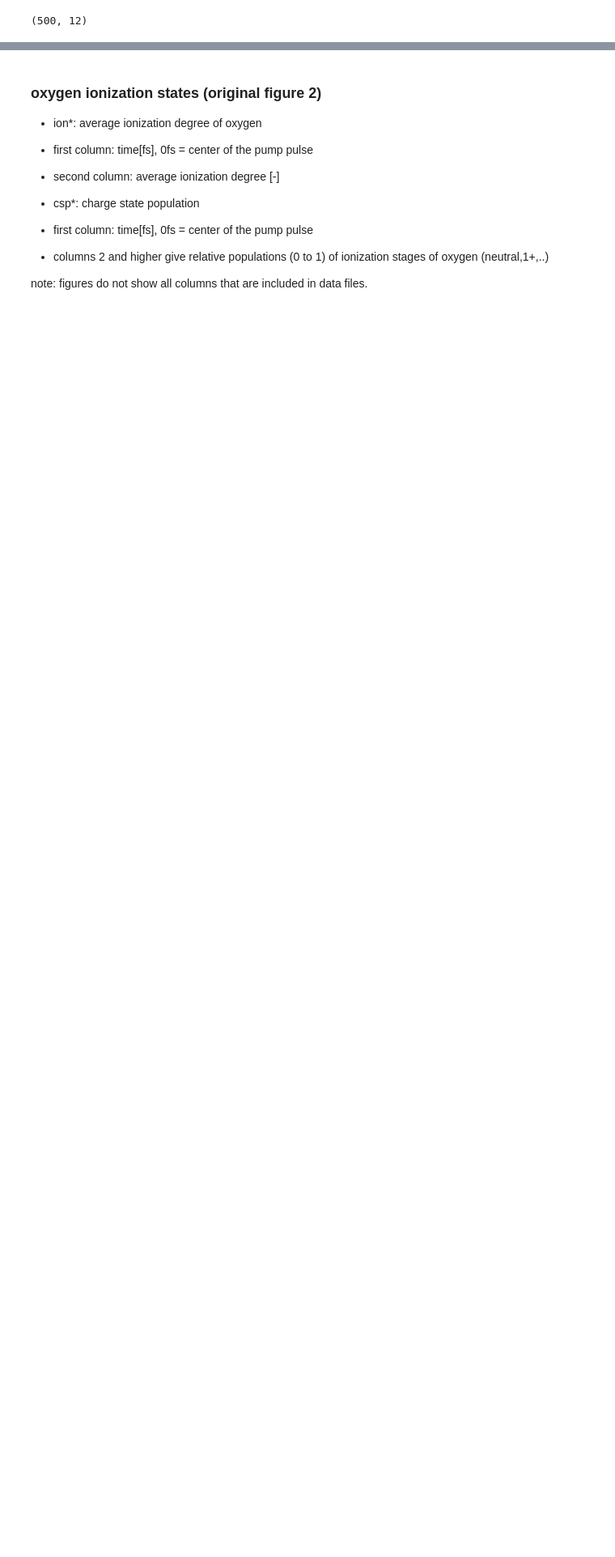
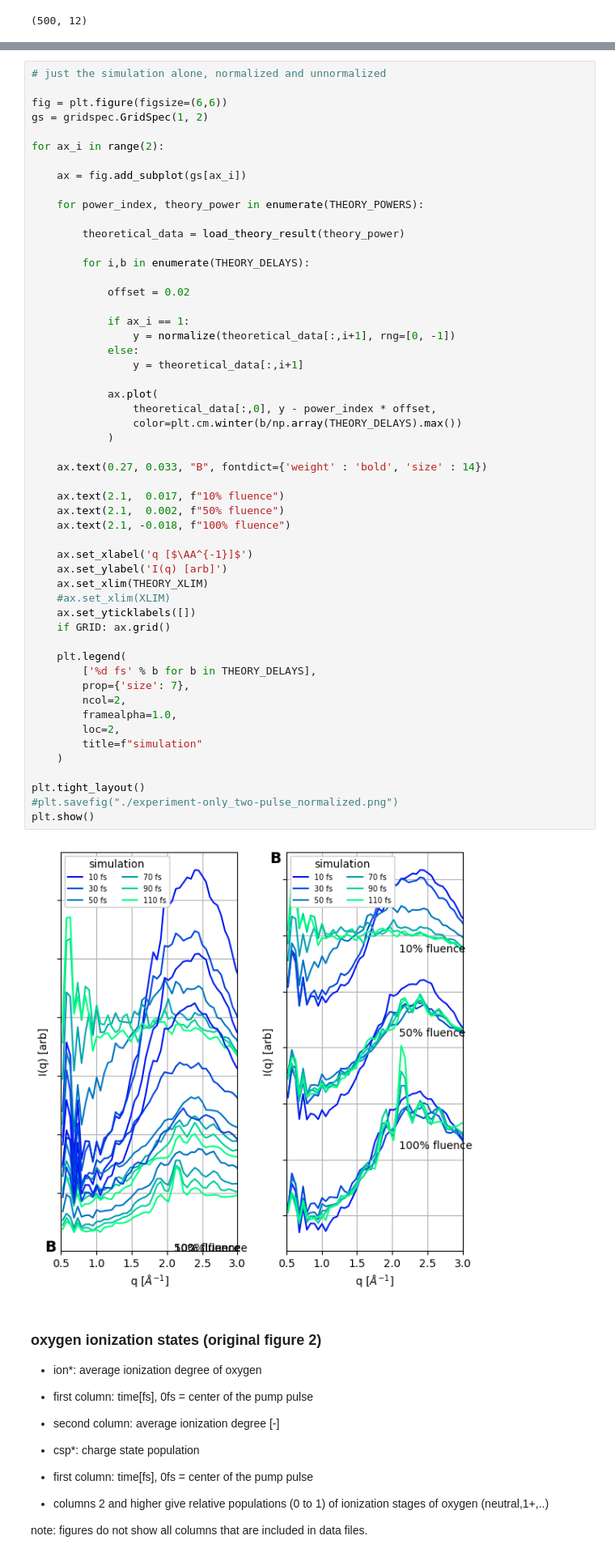
Before and after one commit to tjlane/cxig0715, a Jupyter notebook: figures/figures.ipynb, the cells around one changed output, grey strips where cells are left out. Shown at 81% size. Drawn from its saved outputs; the diff is of its cells as text; blank space fills up the shorter version.

```diff
--- a/figures/figures.ipynb
+++ b/figures/figures.ipynb
@@ -197,3 +244,58 @@ plt.show()
+# %%
+# just the simulation alone, normalized and unnormalized
+
+fig = plt.figure(figsize=(6,6))
+gs = gridspec.GridSpec(1, 2)
+
+for ax_i in range(2):
+
+    ax = fig.add_subplot(gs[ax_i])
+
+    for power_index, theory_power in enumerate(THEORY_POWERS):
+
+        theoretical_data = load_theory_result(theory_power)
+
+        for i,b in enumerate(THEORY_DELAYS):
+
+            offset = 0.02
+
+            if ax_i == 1:
+                y = normalize(theoretical_data[:,i+1], rng=[0, -1])
+            else:
+                y = theoretical_data[:,i+1]
+
+            ax.plot(
+                theoretical_data[:,0], y - power_index * offset,
+                color=plt.cm.winter(b/np.array(THEORY_DELAYS).max())
+            )
+
+    ax.text(0.27, 0.033, "B", fontdict={'weight' : 'bold', 'size' : 14})
+
+    ax.text(2.1,  0.017, f"10% fluence")
+    ax.text(2.1,  0.002, f"50% fluence")
+    ax.text(2.1, -0.018, f"100% fluence")
+
+    ax.set_xlabel('q [$\AA^{-1}]$')
+    ax.set_ylabel('I(q) [arb]')
+    ax.set_xlim(THEORY_XLIM)
+    #ax.set_xlim(XLIM)
+    ax.set_yticklabels([])
+    if GRID: ax.grid()
+
+    plt.legend(
+        ['%d fs' % b for b in THEORY_DELAYS],
+        prop={'size': 7},
+        ncol=2,
+        framealpha=1.0,
+        loc=2,
+        title=f"simulation"
+    )
+
+plt.tight_layout()
+#plt.savefig("./experiment-only_two-pulse_normalized.png")
+plt.show()
+# %% [output]
+[figure, added]
 # %% [markdown]
 ### oxygen ionization states (original figure 2)
 
```
Also changed, not shown: parts of 1 cell of this notebook, 2 other files.
